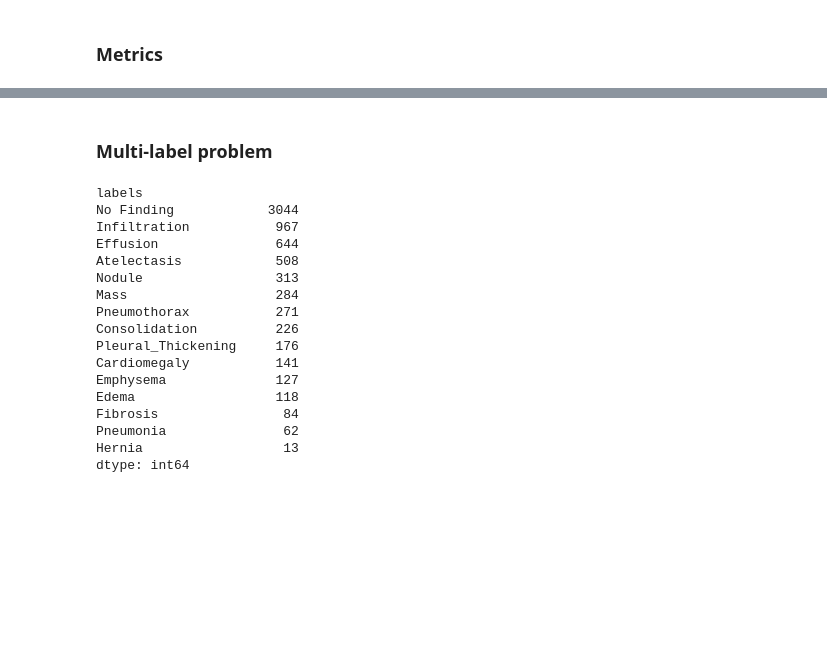
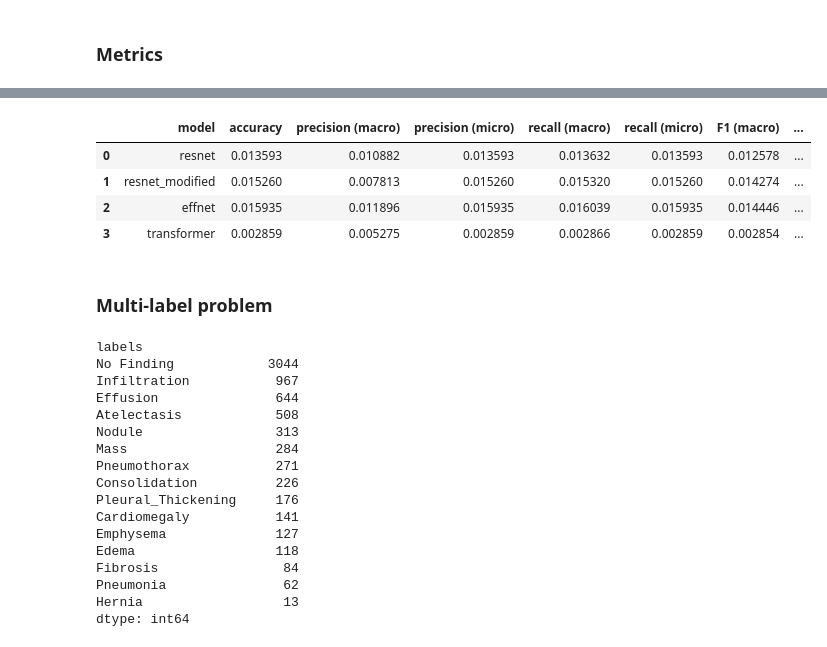
Before and after one commit to JuliaKudryavtseva/Bioimages-Classification, a Jupyter notebook: evaluation.ipynb, the cells around one changed output, grey strips where cells are left out. Cells and saved outputs as stored; diff of their text form; code cells hidden in the pictures; blank space fills up the shorter version.

```diff
--- a/evaluation.ipynb
+++ b/evaluation.ipynb
@@ -261,3 +287,11 @@ pd.read_csv('multi_class_output/eval_result_class.csv')
+# %%
+pd.read_csv('multi_class_output/std_models_metrics.csv')
+# %% [output]
+|  | model | accuracy | precision (macro) | precision (micro) | recall (macro) | recall (micro) | F1 (macro) | ... |
+| 0 | resnet | 0.013593 | 0.010882 | 0.013593 | 0.013632 | 0.013593 | 0.012578 | ... |
+| 1 | resnet_modified | 0.015260 | 0.007813 | 0.015260 | 0.015320 | 0.015260 | 0.014274 | ... |
+| 2 | effnet | 0.015935 | 0.011896 | 0.015935 | 0.016039 | 0.015935 | 0.014446 | ... |
+| 3 | transformer | 0.002859 | 0.005275 | 0.002859 | 0.002866 | 0.002859 | 0.002854 | ... |
 # %% [markdown]
 ### Multi-label problem
 # %%
```
Also changed, not shown: parts of 17 cells of this notebook, 4 other files.
